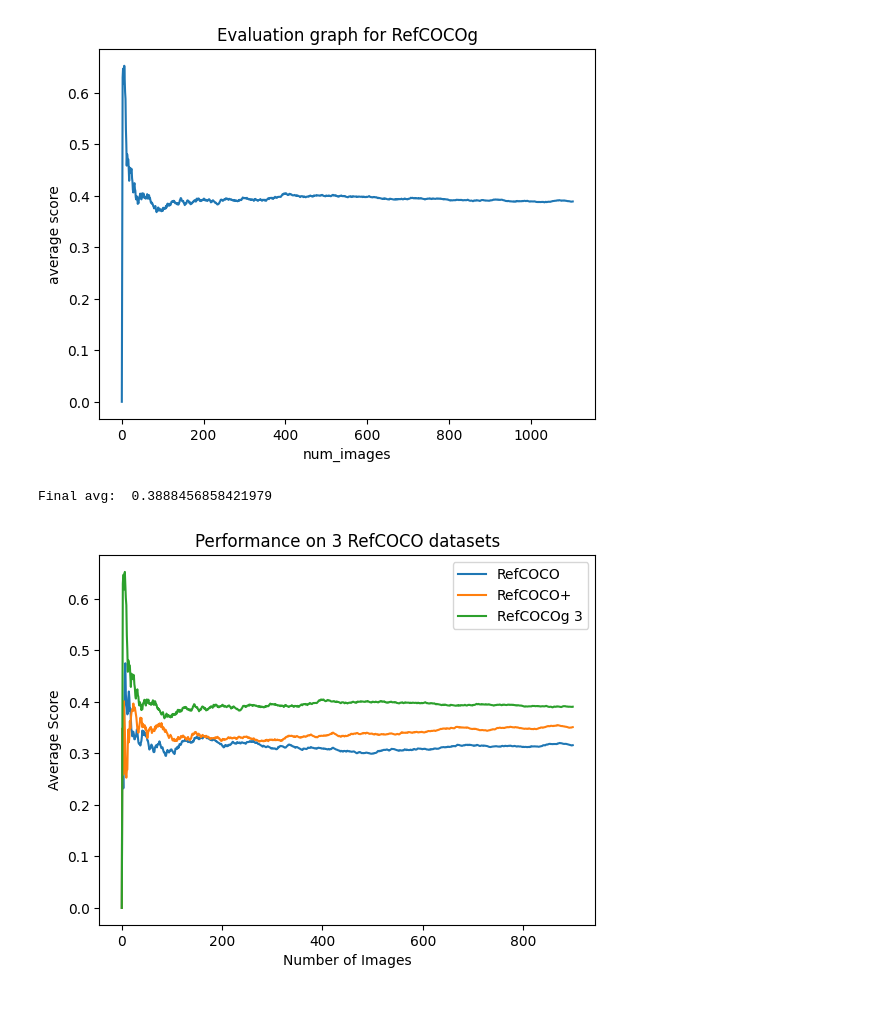
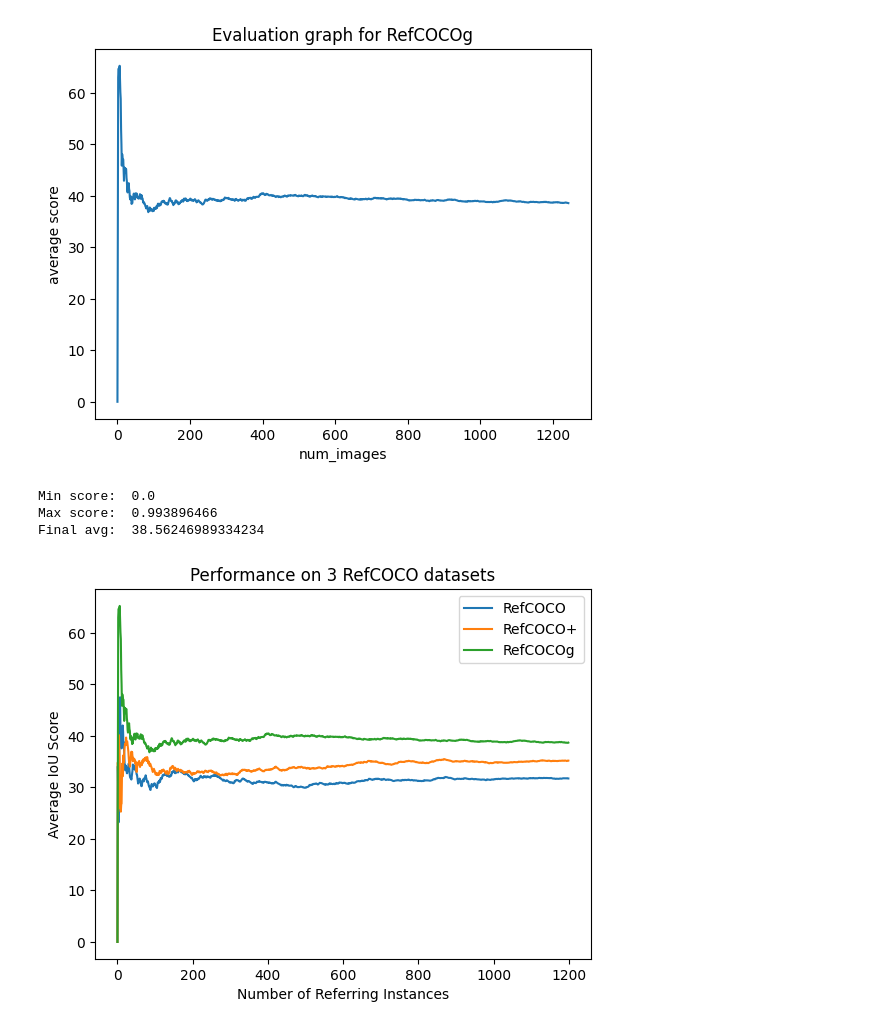
Before and after one commit to zixinglin07/instance-lseg, a Jupyter notebook: Evaluation Graphs.ipynb, the cells around one changed output. Cells and saved outputs as stored; diff of their text form; code cells hidden in the pictures.

```diff
--- a/Evaluation Graphs.ipynb
+++ b/Evaluation Graphs.ipynb
@@ -103,0 +47,25 @@ Final avg:  0.3139865089448937
+# %%
+
+# Example usage
+csv_file_path = 'iou_log_refcoco+.csv'
+imported_data = import_data_from_csv(csv_file_path)
+scores = [float(sublist[3]) for sublist in imported_data]
+plus_scores = scores[:1200]
+enum = [i for i in range(len(plus_scores))]
+plus_avg_list = []
+for i in range(len(plus_scores)):
+    sublist = plus_scores[0:i]
+    plus_avg_list.append(calculate_average(sublist)*100)
+
+plt.plot(enum, plus_avg_list)
+
+# Adding labels and title
+plt.xlabel('num_images')
+plt.ylabel('average score')
+plt.title('Evaluation graph for RefCOCO+')
+
+# Displaying the plot
+plt.show()
+print("Min score: ",min(plus_scores))
+print("Max score: ",max(plus_scores))
+print("Final avg: ", plus_avg_list[-1])
@@ -104,6 +77,6 @@ Final avg:  0.3139865089448937
 # %%
 # Example usage
-csv_file_path = 'iou_log_refcocog - Copy.csv'
+csv_file_path = 'iou_log_refcocog.csv'
 imported_data = import_data_from_csv(csv_file_path)
 g_scores = [float(sublist[3]) for sublist in imported_data]
 enum = [i for i in range(len(g_scores))]
@@ -111,7 +84,7 @@ enum = [i for i in range(len(g_scores))]
 g_avg_list = []
 for i in range(len(g_scores)):
     sublist = g_scores[0:i]
-    g_avg_list.append(calculate_average(sublist))
+    g_avg_list.append(calculate_average(sublist)*100)
 
 plt.plot(enum, g_avg_list)
 
@@ -122,32 +95,36 @@ plt.title('Evaluation graph for RefCOCOg')
 
 # Displaying the plot
 plt.show()
+print("Min score: ",min(g_scores))
+print("Max score: ",max(g_scores))
 print("Final avg: ", g_avg_list[-1])
 # %% [output]
-[figure, old version]
+[figure, new version]
-Final avg:  0.3888456858421979
+Min score:  0.0
+Max score:  0.993896466
+Final avg:  38.56246989334234
 # %%
-plus_avg_list = plus_avg_list[:900]
-g_avg_list = g_avg_list[:900]
-avg_list = avg_list[:900]
-enum = enum[:900]
+plus_avg_list = plus_avg_list[:1200]
+g_avg_list = g_avg_list[:1200]
+avg_list = avg_list[:1200]
+enum = enum[:1200]
 
 # Creating the line plot
 plt.plot(enum, avg_list, label='RefCOCO')
 plt.plot(enum, plus_avg_list, label='RefCOCO+')
-plt.plot(enum, g_avg_list, label='RefCOCOg 3')
+plt.plot(enum, g_avg_list, label='RefCOCOg')
 
 # Adding labels and title
-plt.xlabel('Number of Images')
-plt.ylabel('Average Score')
+plt.xlabel('Number of Referring Instances')
+plt.ylabel('Average IoU Score')
 plt.title('Performance on 3 RefCOCO datasets')
 
 # Adding a legend
 plt.legend()
 
 # Displaying the plot
 plt.show()
 # %% [output]
-[figure, old version]
+[figure, new version]
 # %%
 _
```
Also changed, not shown: parts of 5 cells of this notebook, 9 other files.
